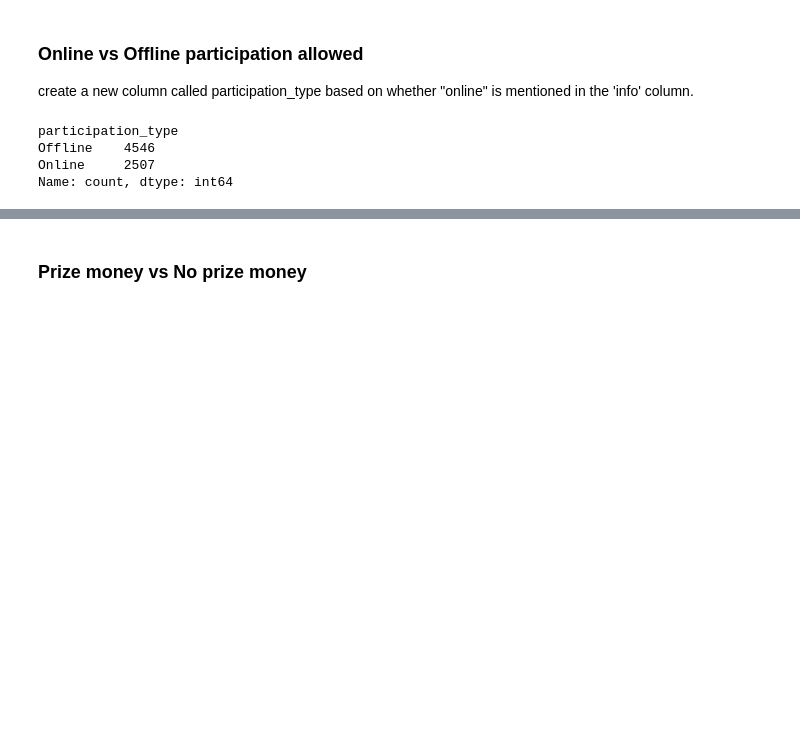
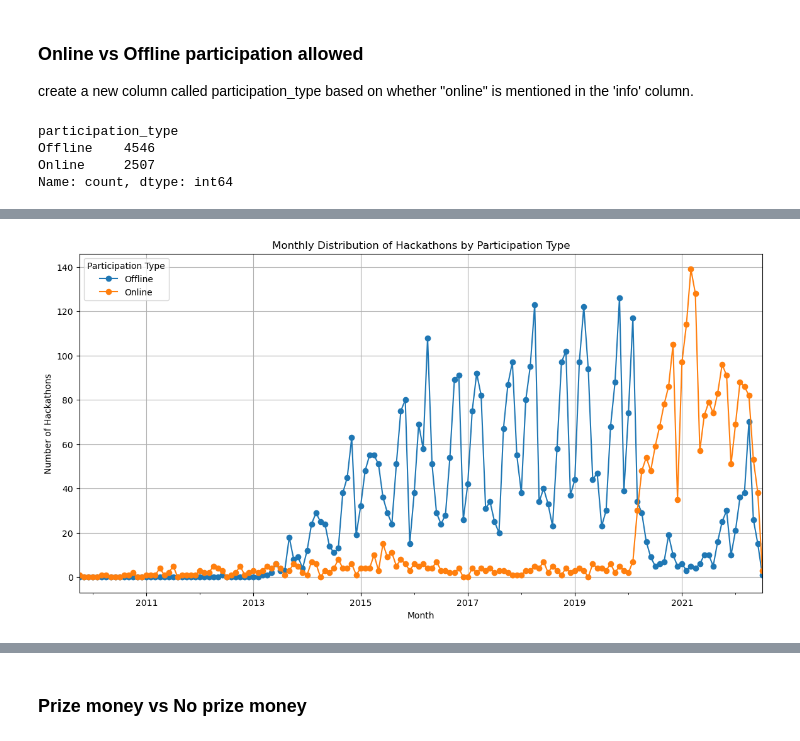
Before and after one commit to isha-narang/Diversity-in-Hackathons, a Jupyter notebook: descriptive_statistics.ipynb, the cells around one changed output, grey strips where cells are left out. Saved outputs shown, nothing was run; the diff lists cells and outputs as text; code cells hidden in the pictures; blank space fills up the shorter version.

```diff
--- a/descriptive_statistics.ipynb
+++ b/descriptive_statistics.ipynb
@@ -187,3 +163,13 @@ participation_type
 Offline    4546
 Online     2507
 Name: count, dtype: int64
+# %%
+# Assuming 'start_date_format' and 'end_date_format' are already in a suitable format (e.g., YYYY-MM-DD)
+hackathons['start_date_format'] = pd.to_datetime(hackathons['start_date_format'])
+hackathons['end_date_format'] = pd.to_datetime(hackathons['end_date_format'])
+
+# Resample to monthly data, count number of hackathons starting each month
+monthly_participation = hackathons.groupby('participation_type').resample('M', on='start_date_format').size().unstack(0, fill_value=0)
+
+hackathons[['start_date_format','end_date_format']]
+monthly_participation
@@ -189,0 +191,12 @@ Name: count, dtype: int64
+# %%
+# Plotting
+plt.figure(figsize=(14, 7))  # Set the figure size for better readability
+monthly_participation.plot(kind='line', marker='o', ax=plt.gca())  # 'o' gives us points at each data point
+plt.title('Monthly Distribution of Hackathons by Participation Type')
+plt.xlabel('Month')
+plt.ylabel('Number of Hackathons')
+plt.grid(True)
+plt.legend(title='Participation Type')
+plt.show()
+# %% [output]
+[figure, added]
```
Also changed, not shown: parts of 86 cells of this notebook.
